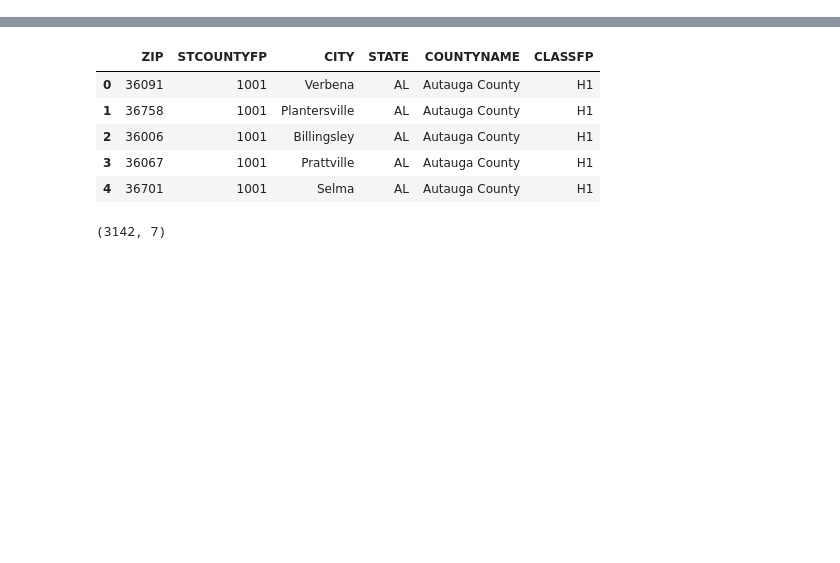
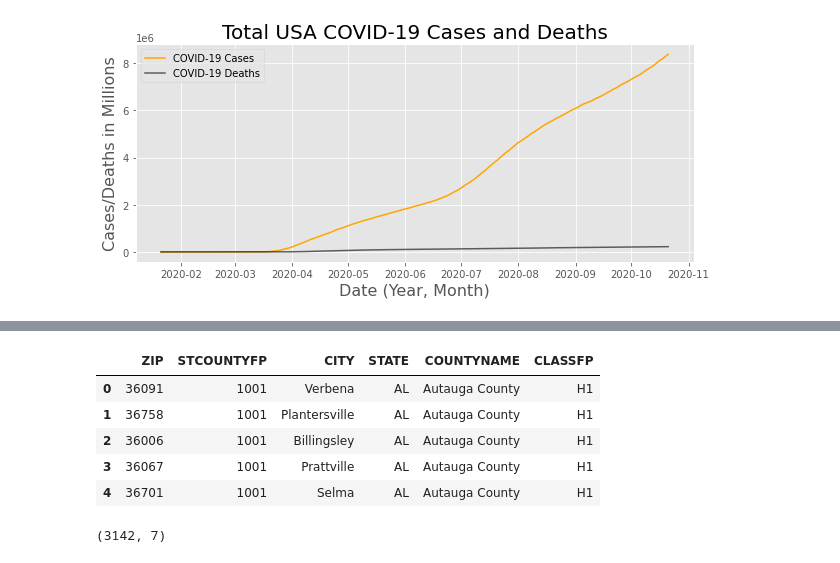
Before and after one commit to vmohan96/Decoding-COVID-19, a Jupyter notebook: alex/ALEX-EDA.ipynb, the cells around one changed output, grey strips where cells are left out. Saved outputs shown, nothing was run; the diff lists cells and outputs as text; code cells hidden in the pictures; blank space fills up the shorter version.

```diff
--- a/alex/ALEX-EDA.ipynb
+++ b/alex/ALEX-EDA.ipynb
@@ -6,0 +9,7 @@ from numpy import where
+# %%
+# Reading in USA COVID-19 data from NYTimes Repo
+usa_covid = pd.read_csv('../../covid-19-data/us.csv')
+# %%
+usa_covid['date'] = pd.to_datetime(usa_covid['date'])
+# %%
+usa_covid.set_index('date', inplace=True)
@@ -6,0 +26,12 @@ from numpy import where
+# %%
+plt.figure(figsize=(10, 4))
+plt.plot(usa_covid['cases'], label='COVID-19 Cases', color='orange')
+plt.plot(usa_covid['deaths'], label='COVID-19 Deaths', color='black', alpha=.6)
+plt.ylabel('Cases/Deaths in Millions', fontsize=16)
+plt.xlabel('Date (Year, Month)', fontsize=16)
+plt.legend()
+plt.title('Total USA COVID-19 Cases and Deaths', fontsize=20)
+
+plt.savefig('total_us_cases_deaths.png');
+# %% [output]
+[figure, added]
```
Also changed, not shown: parts of 34 cells of this notebook, 15 other files.
